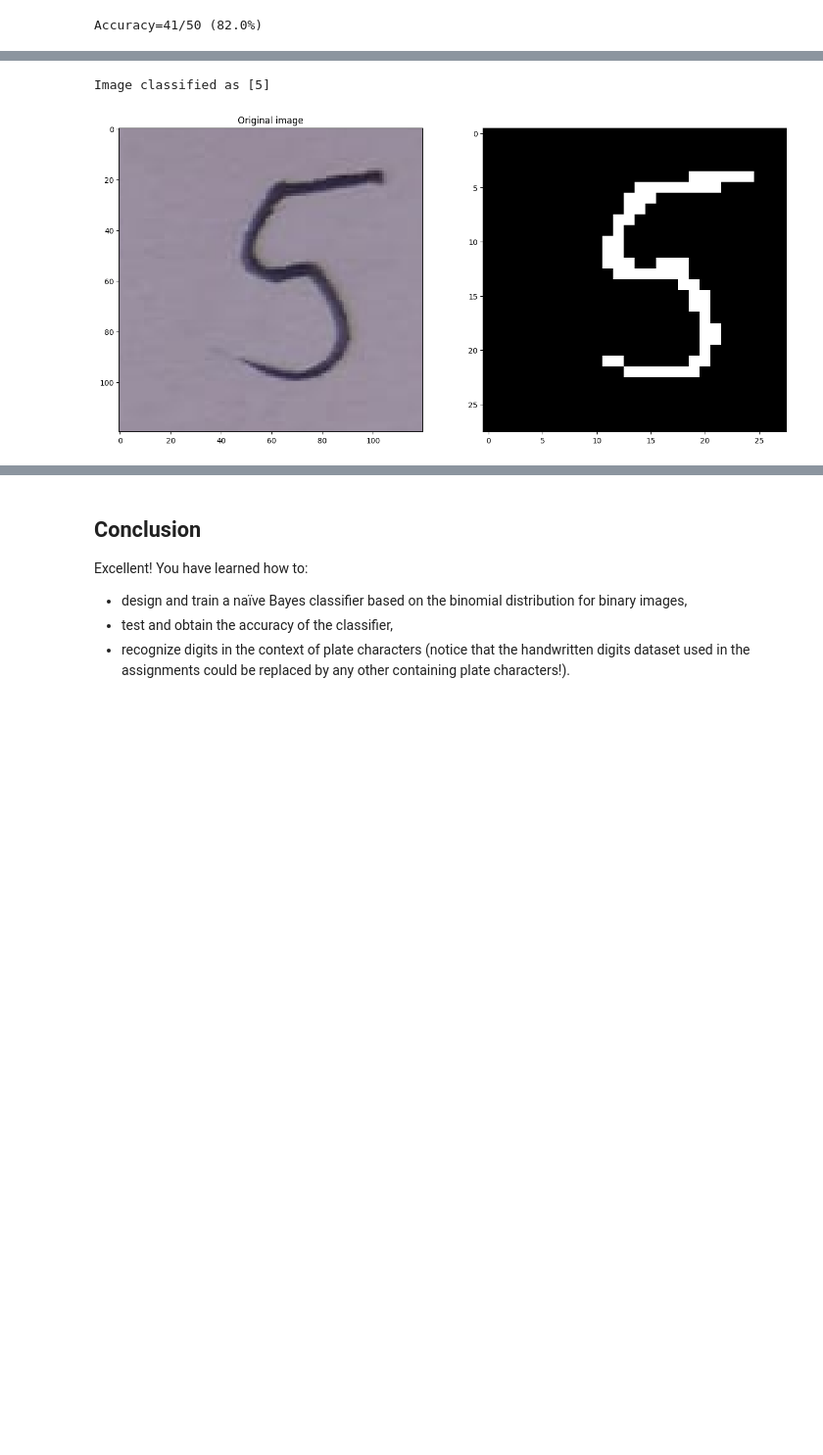
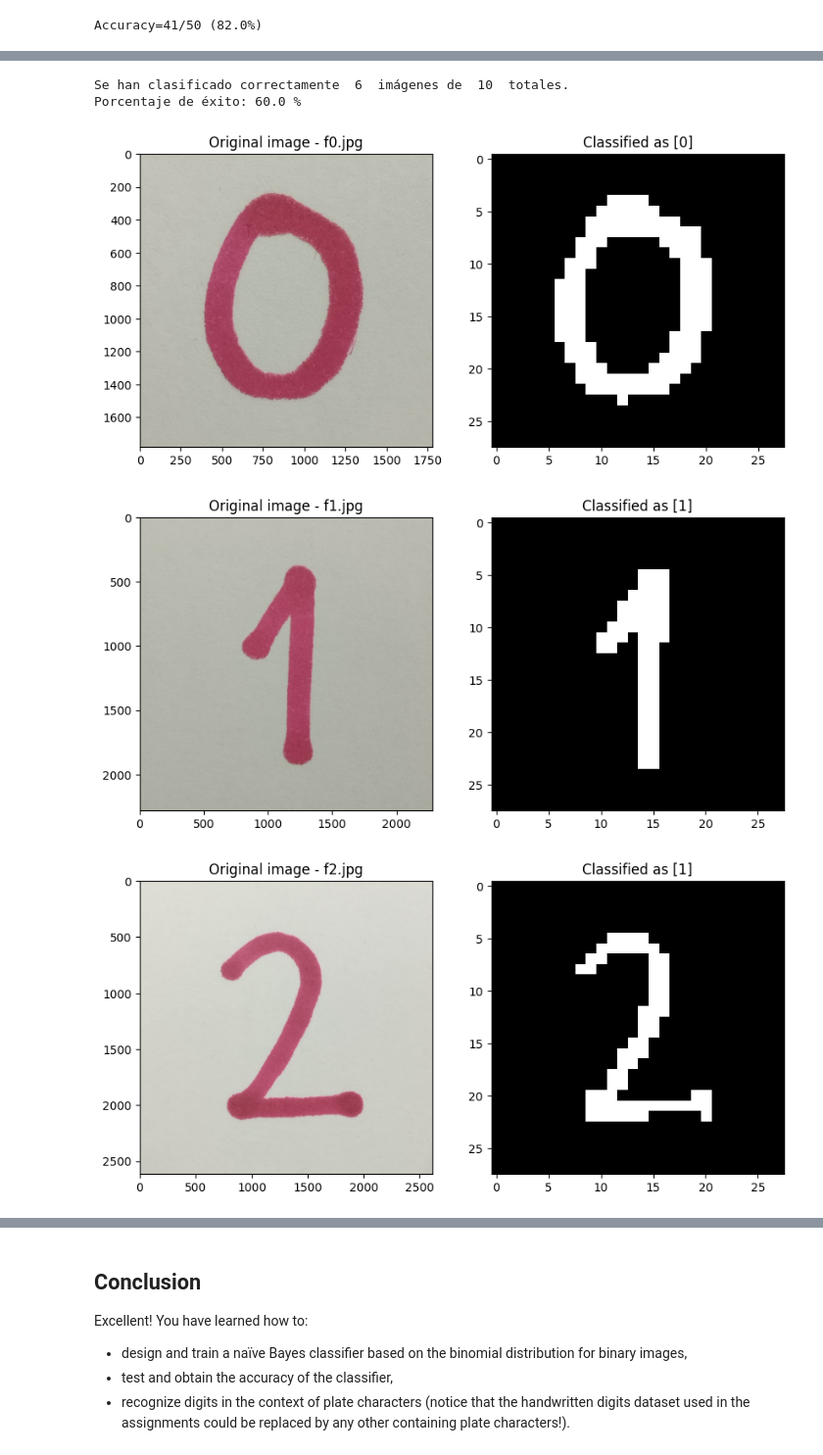
Before and after one commit to macorisd/uma_cv_2024, a Jupyter notebook: Chapter 07. Object Recognition/7.3 Binomial distribution Naive Bayes Classifier.ipynb, the cells around one changed output, grey strips where cells are left out. Shown at 98% size. Drawn from its saved outputs; the diff is of its cells as text; code cells hidden in the pictures; blank space fills up the shorter version.

```diff
--- a/Chapter 07. Object Recognition/7.3 Binomial distribution Naive Bayes Classifier.ipynb
+++ b/Chapter 07. Object Recognition/7.3 Binomial distribution Naive Bayes Classifier.ipynb
@@ -244,38 +246,57 @@ Do you dare to try your brand new classifier with your own images? Brilliant! Fo
 <img src="./images/extra_example.png" width="700"/>
 5. Follow the steps done in *assignment 2* to classify the image and show the results!
 # %%
-## Testing with our own image
+# Testing with our own images
+correctas = 0
+cant_imagenes = 10
 
-# Read image and convert it to grayscale
-color_image = cv2.imread(images_path + 'testcamera.jpeg', -1)
-color_image = cv2.cvtColor(color_image, cv2.COLOR_BGR2RGB)
+for i in range(cant_imagenes):
+    # Read image and convert it to grayscale
+    color_image = cv2.imread(images_path + 'digits/f' + str(i) + '.jpg', -1)
+    color_image = cv2.cvtColor(color_image, cv2.COLOR_BGR2RGB)
 
-# Crop ROI
-color_image = color_image[380:500,1390:1510,:]
-image = cv2.cvtColor(color_image, cv2.COLOR_RGB2GRAY)
+    # Crop ROI
+    # color_image = color_image[380:500, 1390:1510, :]
+    image = cv2.cvtColor(color_image, cv2.COLOR_RGB2GRAY)
 
-# Binarize it
-image = cv2.resize(image,(r,c))
-_,binarized = cv2.threshold(image,130,1,cv2.THRESH_BINARY_INV)
+    # Binarize it
+    image = cv2.resize(image, (r, c))
+    _, binarized = cv2.threshold(image, 130, 1, cv2.THRESH_BINARY_INV)
 
-# Reshape the image
-vector_binarized = binarized.reshape((-1,1))
-vector_binarized = np.append(vector_binarized,[1])
+    # Reshape the image
+    vector_binarized = binarized.reshape((-1, 1))
+    vector_binarized = np.append(vector_binarized, [1])
 
-# Evaluate the discriminant functions
-for j in range(10):
-    f_pesos[j] = np.sum(weights[:,j] * vector_binarized)
+    # Evaluate the discriminant functions
+    for j in range(10):
+        f_pesos[j] = np.sum(weights[:, j] * vector_binarized)
 
-# Get the maximum
-res = np.where(f_pesos == np.amax(f_pesos))
+    # Get the maximum
+    res = np.where(f_pesos == np.amax(f_pesos))
 
-# Plot the results
-plt.subplot(121)
-plt.imshow(color_image)
-plt.title("Original image")
-plt.subplot(122)
-plt.imshow(binarized,cmap="gray")
-print("Image classified as " + str(res[0]))
+    # Check if the classification is correct
+    if res[0][0] == i:
+        correctas += 1
+
+    # Plot the results
+    plt.figure(figsize=(10, 5))
+    plt.subplot(121)
+    plt.imshow(color_image)
+    plt.title("Original image - f" + str(i) + ".jpg")
+    plt.subplot(122)
+    plt.imshow(binarized, cmap="gray")
+    plt.title("Classified as " + str(res[0]))
+
+# Porcentaje de éxito
+porcentaje_exito = (correctas / cant_imagenes) * 100
+print("Se han clasificado correctamente ", correctas, " imágenes de ", cant_imagenes, " totales.")
+print("Porcentaje de éxito:", porcentaje_exito, "%")
+
+# Show the results
+plt.show()
 # %% [output]
-Image classified as [5]
+Se han clasificado correctamente  6  imágenes de  10  totales.
+Porcentaje de éxito: 60.0 %
-[figure, old version]
+[figure, new version]
+[figure, added]
+[figure, added]
```
Also changed, not shown: parts of 2 cells of this notebook, 20 other files.
